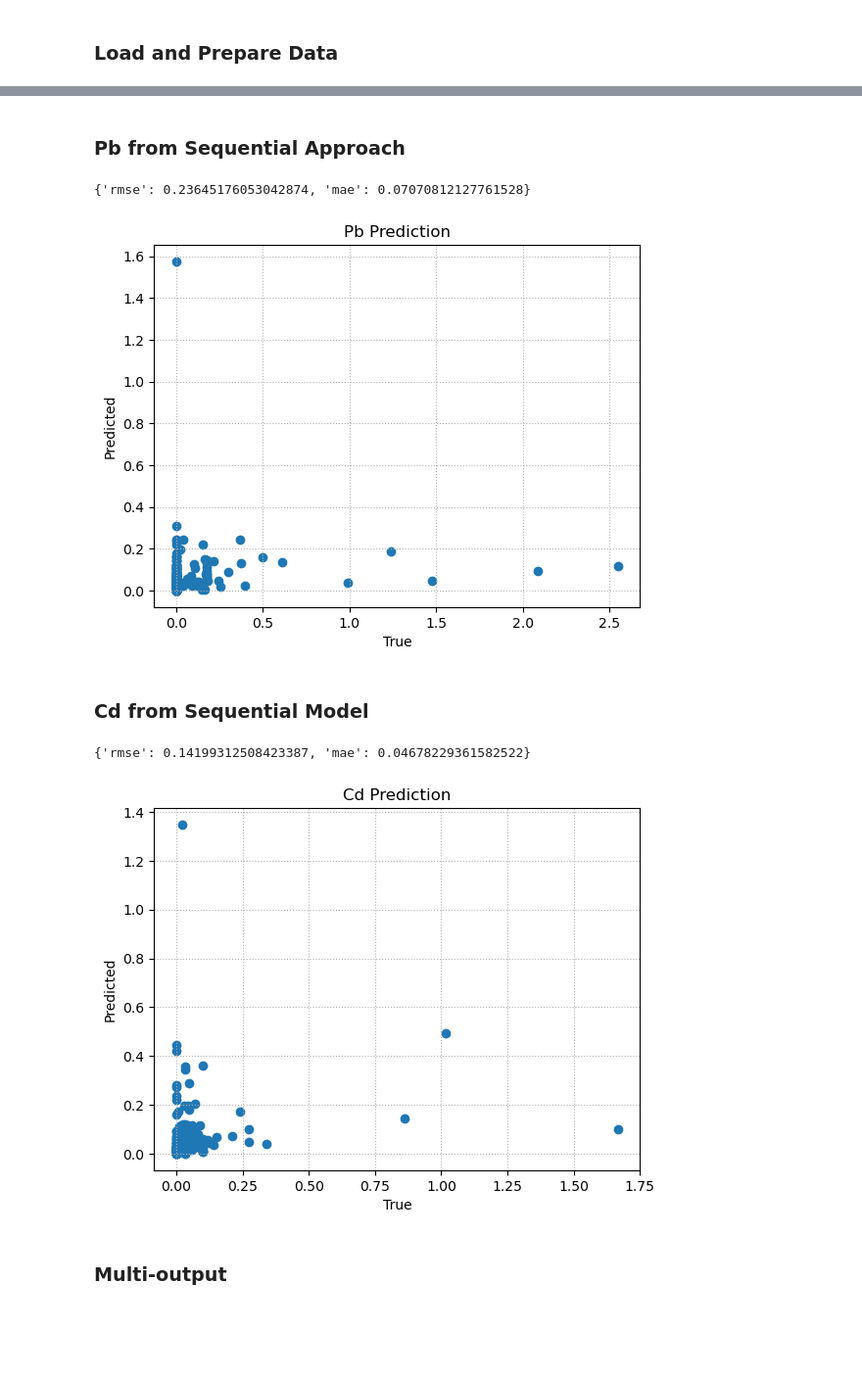
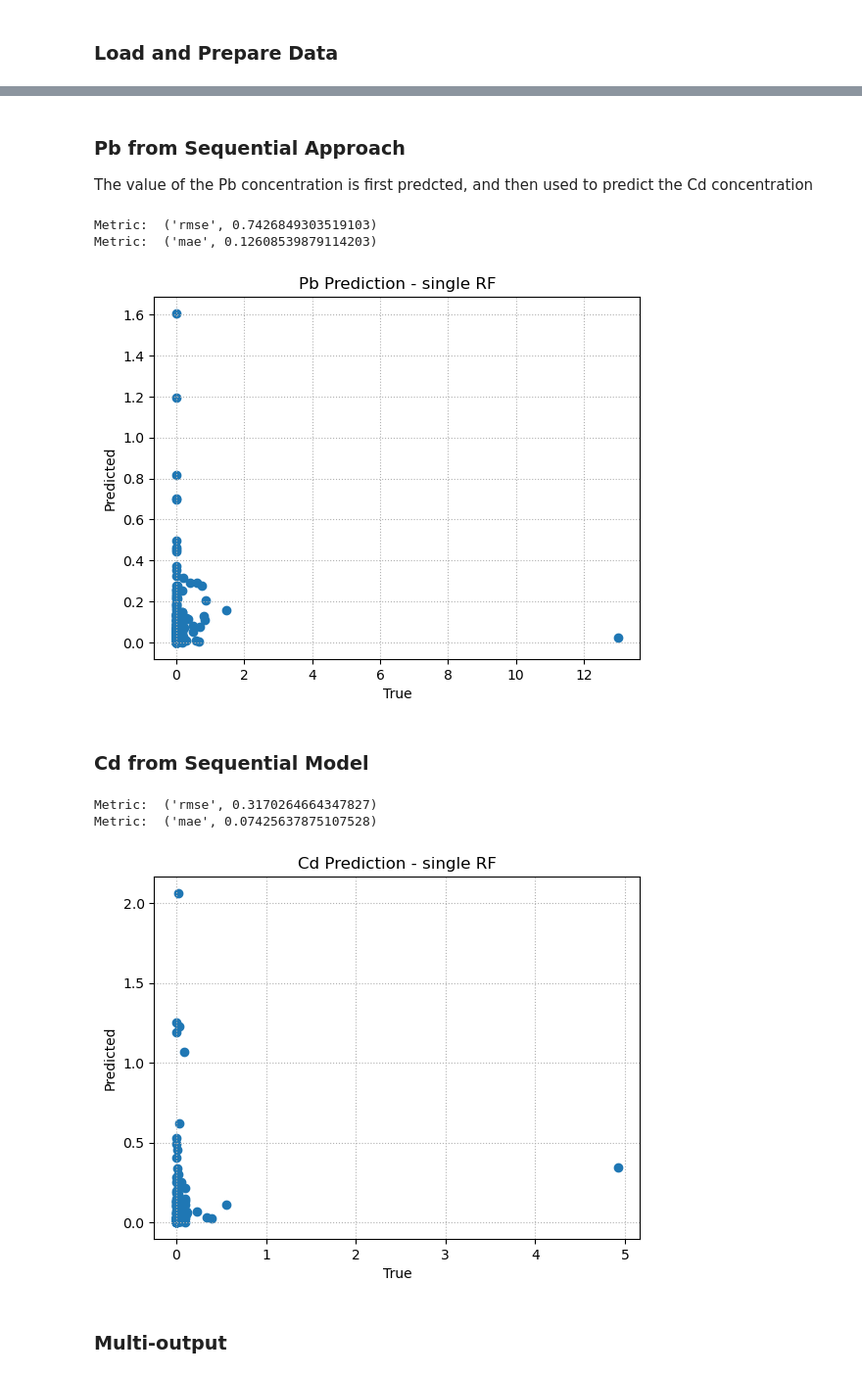
Before and after one commit to fambrogi/DataStewardshipSS2026, a Jupyter notebook: notebooks/predict_heavymetal_precipitation.ipynb, the cells around one changed output, grey strips where cells are left out. Shown at 98% size. Saved outputs shown, nothing was run; the diff lists cells and outputs as text; code cells hidden in the pictures; blank space fills up the shorter version.

Commit message:
Added exploratoy plots analysis

```diff
--- a/notebooks/predict_heavymetal_precipitation.ipynb
+++ b/notebooks/predict_heavymetal_precipitation.ipynb
@@ -59,6 +61,5 @@ except Exception as err:
 
 print(df.head(3))
 
-
 # Forcing DBRepo loading
-df: pd.DataFrame = load_data(path=False)
+# df: pd.DataFrame = load_data(path=False)
@@ -100,5 +144,7 @@ Loaded CSV data
 # %% [markdown]
 ### Pb from Sequential Approach
+
+The value of the Pb concentration is first predcted, and then used to predict the Cd concentration
 # %%
 # ---- Pb ----
 df_pb = df.dropna(subset=["Pb"])
@@ -106,74 +152,78 @@ df_pb = df.dropna(subset=["Pb"])
 X_pb = df_pb[features]
 y_pb = df_pb["Pb"]
 
+# Preparing train-test-split dataset
 X_train_pb, X_test_pb, y_train_pb, y_test_pb = train_test_split(
-    X_pb, y_pb, test_size=0.2, random_state=42
-)
+    X_pb, y_pb, test_size=0.2, random_state=42 )
 
 #model_pb = train_pb_model(X_train_pb, y_train_pb)
 model_pb = train_model(X_train_pb, y_train_pb)
 
-'''
-model_pb = train_model(X_train_pb, y_train_pb)
-model_cd = train_model(X_train_cd, y_train_cd)
-model_multi = train_model(X_train_m, y_train_m)
-'''
-
+# predictions
 y_pred_pb = model_pb.predict(X_test_pb)
 
+# metrics
 metrics_pb = compute_metrics(y_test_pb, y_pred_pb)
 
+# Metric Values
+for metric in metrics_pb.items():
+    print('Metric: ' , metric)
 
-print(metrics_pb)
-
-
-
-
-plot_prediction(
-    y_test_pb, y_pred_pb,
-    "Pb Prediction",
-    "../outputs/figures/fig_pb_prediction.png"
-)
+plot_prediction(y_test_pb, y_pred_pb,"Pb Prediction - single RF","../outputs/figures/fig_pb_prediction.png" )
 # %% [output]
-{'rmse': 0.23645176053042874, 'mae': 0.07070812127761528}
+Metric:  ('rmse', 0.7426849303519103)
+Metric:  ('mae', 0.12608539879114203)
-[figure, old version]
+[figure, new version]
 # %% [markdown]
 ### Cd from Sequential Model
 # %%
 df_cd = df.dropna(subset=["Cd"])
 
 X_cd_base = df_cd[features]
 predicted_pb = model_pb.predict(X_cd_base)
 
 X_cd = X_cd_base.copy()
 X_cd["Pb_predicted"] = predicted_pb
 
 y_cd = df_cd["Cd"]
 
 
+# Preparing train-test-split dataset
 X_train_cd, X_test_cd, y_train_cd, y_test_cd = train_test_split(
     X_cd, y_cd, test_size=0.2, random_state=42
 )
 
-#model_cd = train_cd_model(X_train_cd, y_train_cd)
 
 model_cd = train_model(X_train_cd, y_train_cd)
+
+# saving model
 save_model(model_cd, "../outputs/models/model_cd_randomforest.pkl")
 
+
+import pickle
+# save
+with open('../outputs/models/model_cd_randomforest.pkl','wb') as f:
+    pickle.dump(model_pb,f)
+
+# for LOADING
+#with open('TRY_DUMP.pkl', 'rb') as f:
+#   clf2 = pickle.load(f)
+
+# prediction
 y_pred_cd = model_cd.predict(X_test_cd)
 
-metrics_cd = compute_metrics(y_test_cd, y_pred_cd)
+metrics_multi = compute_metrics(y_test_cd, y_pred_cd)
 
-print(metrics_cd)
+# Metric Values
+for metric in metrics_multi.items():
+    print('Metric: ' , metric)
 
-plot_prediction(
-    y_test_cd, y_pred_cd,
-    "Cd Prediction",
-    "../outputs/figures/fig_cd_prediction.png"
-)
+# Plotting predictions
+plot_prediction( y_test_cd, y_pred_cd, "Cd Prediction - single RF", "../outputs/figures/fig_cd_prediction.png" )
 # %% [output]
-{'rmse': 0.14199312508423387, 'mae': 0.04678229361582522}
+Metric:  ('rmse', 0.3170264664347827)
+Metric:  ('mae', 0.07425637875107528)
-[figure, old version]
+[figure, new version]
 # %% [markdown]
 ### Multi-output
 # %%
```
Also changed, not shown: parts of 15 cells of this notebook.
